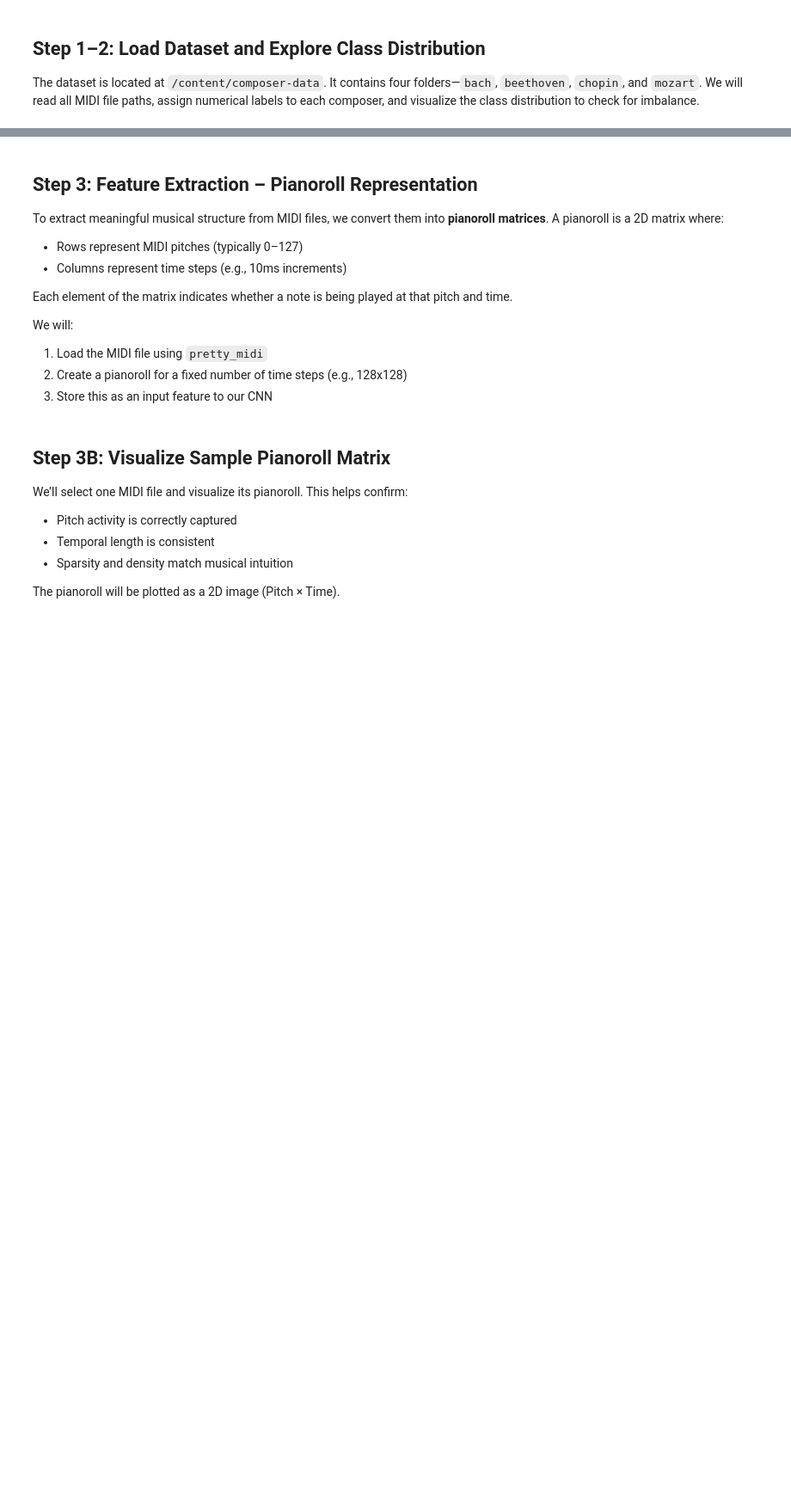
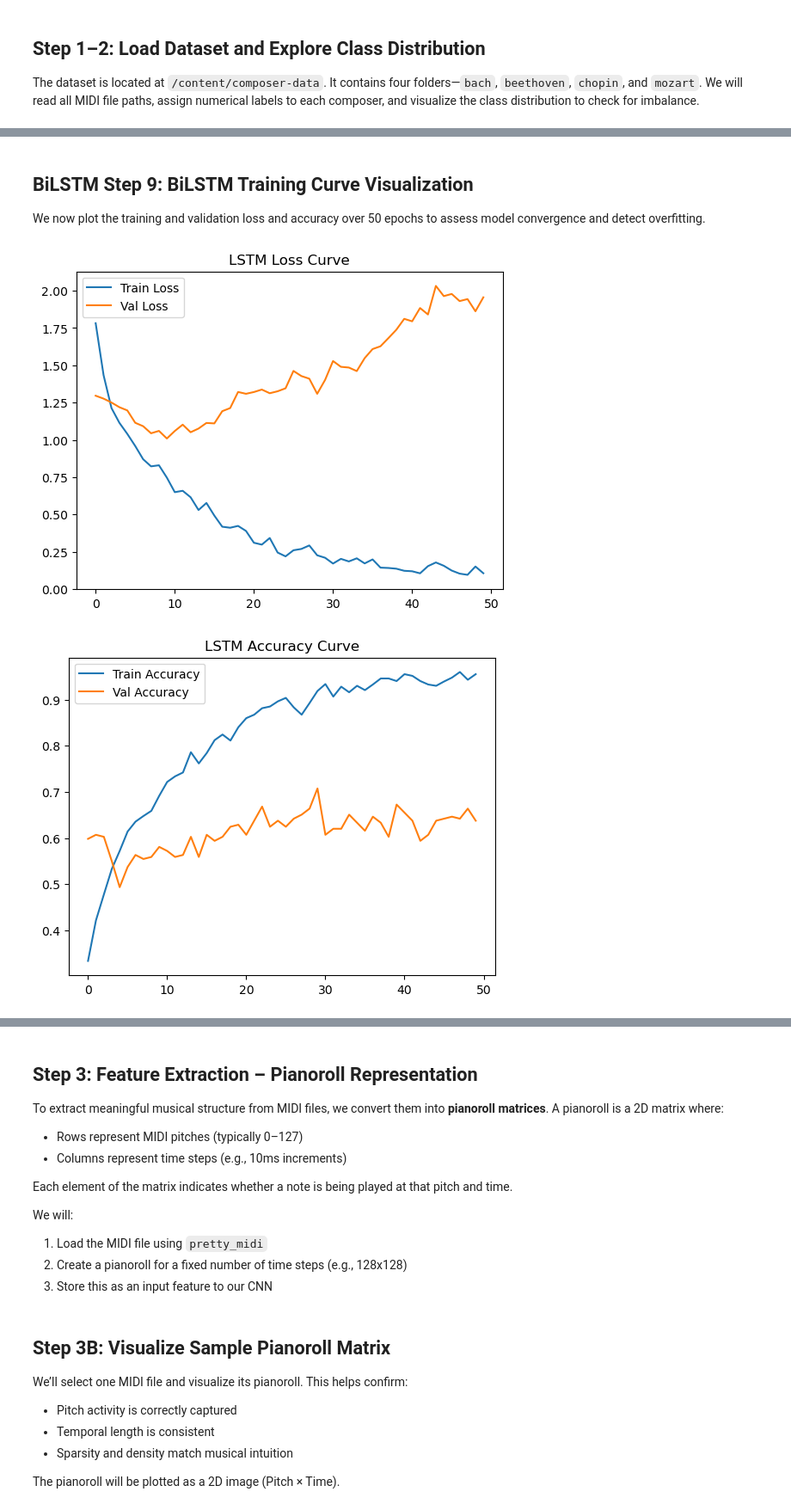
Before and after one commit to apadin-repo/AAI-511-04-Group-3, a Jupyter notebook: Christopher-AAI-511-Final-Project-2.ipynb, the cells around one changed output, grey strips where cells are left out. Shown at 86% size. Drawn from its saved outputs; the diff is of its cells as text; code cells hidden in the pictures; blank space fills up the shorter version.

Commit message:
Add BiLSTM code

```diff
--- a/Christopher-AAI-511-Final-Project-2.ipynb
+++ b/Christopher-AAI-511-Final-Project-2.ipynb
@@ -49,0 +249,8 @@ df.head()
+# %%
+# Calculate weights for each class in training set for class imbalance, prioritize minority classes
+weights = compute_class_weight(class_weight='balanced', classes=np.unique(y_train), y=y_train)
+# Convert weights to dictionary, maps each class index to weights
+class_weight_dict = dict(enumerate(weights))
+
+# Display class weights
+print("Class Weights:", class_weight_dict)
@@ -49,0 +310,6 @@ df.head()
+# %%
+# Compile and Display the BiLSTM Model
+# Use Adam optimizer to adapt learning rates, compute accuracy for metrics
+# Use the loss function sparse_categorical_crossentropy for multi-class classification
+model.compile(optimizer='adam', loss='sparse_categorical_crossentropy', metrics=['accuracy'])
+model.summary()
@@ -49,0 +345,14 @@ df.head()
+# %%
+# Use fit method to start model training and store training details
+history = model.fit(
+    # Dataset used for training model for each epoch
+    train_dataset,
+    # Dataset to evaluate performance for each epoch
+    validation_data=val_dataset,
+    # Number of passes through entire dataset
+    epochs=50,
+    # Mapping classes to weights, giving priority to minority classes
+    class_weight=class_weight_dict,
+    # Display loss, accuracy, val_loss, val_accuracy
+    verbose=1
+)
@@ -49,0 +377,22 @@ df.head()
+# %% [markdown]
+## BiLSTM Step 9: BiLSTM Training Curve Visualization
+
+We now plot the training and validation loss and accuracy over 50 epochs to assess model convergence and detect overfitting.
+# %%
+# Plot BiLSTM learning curves
+# Plot BiLSTM training and validation loss
+plt.plot(history.history['loss'], label='Train Loss')
+plt.plot(history.history['val_loss'], label='Val Loss')
+plt.title("LSTM Loss Curve")
+plt.legend()
+plt.show()
+
+# Plot BiLSTM training and validation accuracy
+plt.plot(history.history['accuracy'], label='Train Accuracy')
+plt.plot(history.history['val_accuracy'], label='Val Accuracy')
+plt.title("LSTM Accuracy Curve")
+plt.legend()
+plt.show()
+# %% [output]
+[figure, added]
+[figure, added]
```
Also changed, not shown: parts of 22 cells of this notebook.
